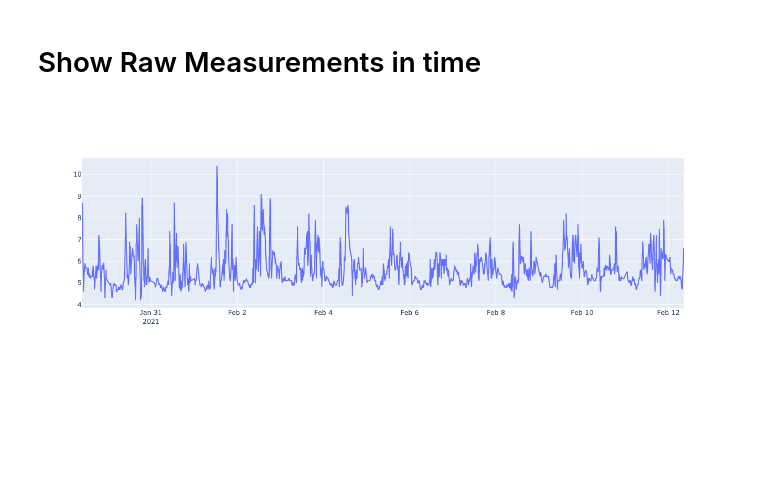
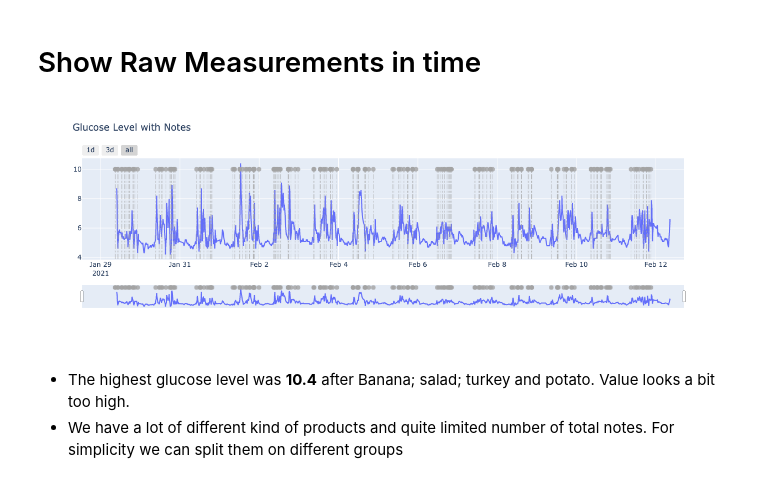
Before and after one commit to artamarkin/sugar-level, a Jupyter notebook: [1]-EDA.ipynb, the cells around one changed output. Cells and saved outputs as stored; diff of their text form; code cells hidden in the pictures; blank space fills up the shorter version.

Commit message:
started grouping

```diff
--- a/[1]-EDA.ipynb
+++ b/[1]-EDA.ipynb
@@ -9,10 +9,16 @@ import plotly.graph_objects as go
 from plotly.offline import init_notebook_mode
 from src.etl import SugarData
 import pathlib
+import re
 
 init_notebook_mode(connected=True)
 
 local_path = pathlib.Path().resolve()
+
+GREY = "#a3a3a3"
+
+pd.set_option("display.max_rows", 100)
+pd.set_option("display.max_columns", 30)
 # %% [markdown]
 # Inro
 The purpose of the notebook to have a first look into the data
@@ -34,9 +48,67 @@ End Date: 2021-02-12 08:37:00
 # %% [markdown]
 # Show Raw Measurements in time
-# %%
-fig = go.Figure()
-
-fig.add_trace(go.Scatter(x=data.glucose["datetime"], y=data.glucose["glucose_level"]))
-# %% [output]
-[figure, removed]
+# %%
+fig = go.Figure()
+
+fig.add_trace(
+    go.Scatter(
+        x=data.glucose["datetime"],
+        y=data.glucose["glucose_level"],
+        name="Glucose Level",
+    )
+)
+
+
+# Add range slider
+fig.update_layout(
+    xaxis=dict(
+        rangeselector=dict(
+            buttons=list(
+                [
+                    dict(count=1, label="1d", step="day", stepmode="backward"),
+                    dict(count=3, label="3d", step="day", stepmode="backward"),
+                    dict(step="all"),
+                ]
+            )
+        ),
+        rangeslider=dict(visible=True),
+        type="date",
+    )
+)
+fig.update_layout(title="Glucose Level with Notes", showlegend=False)
+
+# Add notes points
+for n in data.notes.index:
+    x = data.notes.loc[n, "datetime"]
+    y = 10
+
+    fig.add_shape(
+        type="line",
+        x0=x,
+        y0=data.glucose.glucose_level.min() - 0.3,
+        x1=x,
+        y1=y,
+        line=dict(
+            color=GREY,
+            width=0.5,
+            dash="dashdot",
+        ),
+    )
+
+    fig.add_trace(
+        go.Scatter(
+            x=[x],
+            y=[10],
+            text=[data.notes.loc[n, "notes"]],
+            marker=dict(size=8, opacity=0.8, color=GREY),
+        )
+    )
+
+
+fig.show()
+# %% [output]
+[figure, added]
+# %% [markdown]
+- The highest glucose level was **10.4** after Banana; salad; turkey and potato. Value looks a bit too high.
+- We have a lot of different kind of products and quite limited number of total notes. For simplicity we can split them on different groups
 # %%
```
Also changed, not shown: parts of 8 cells of this notebook, 1 other file.
